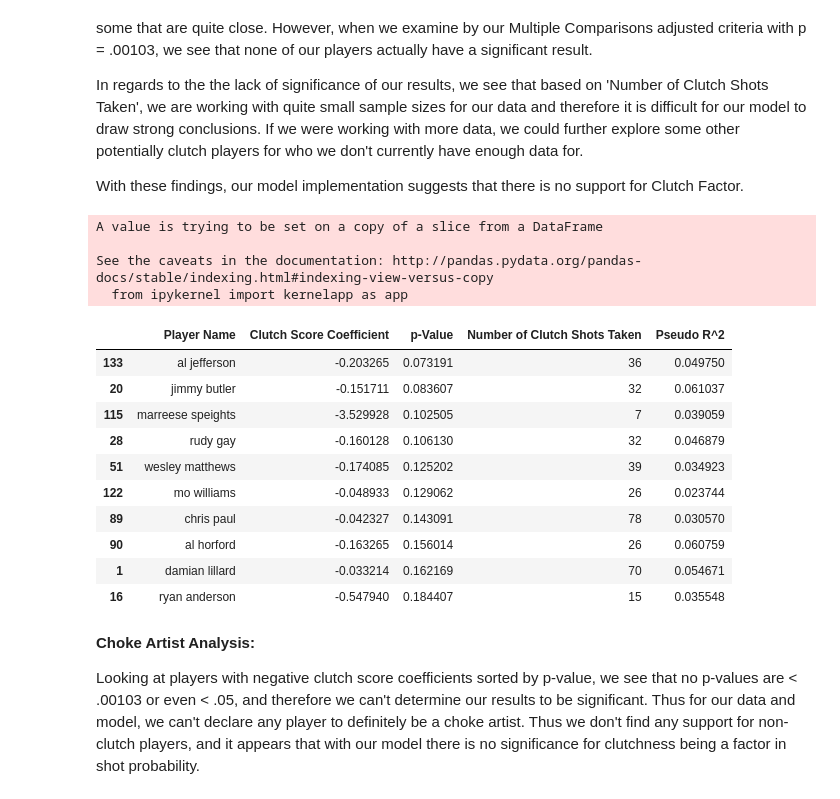
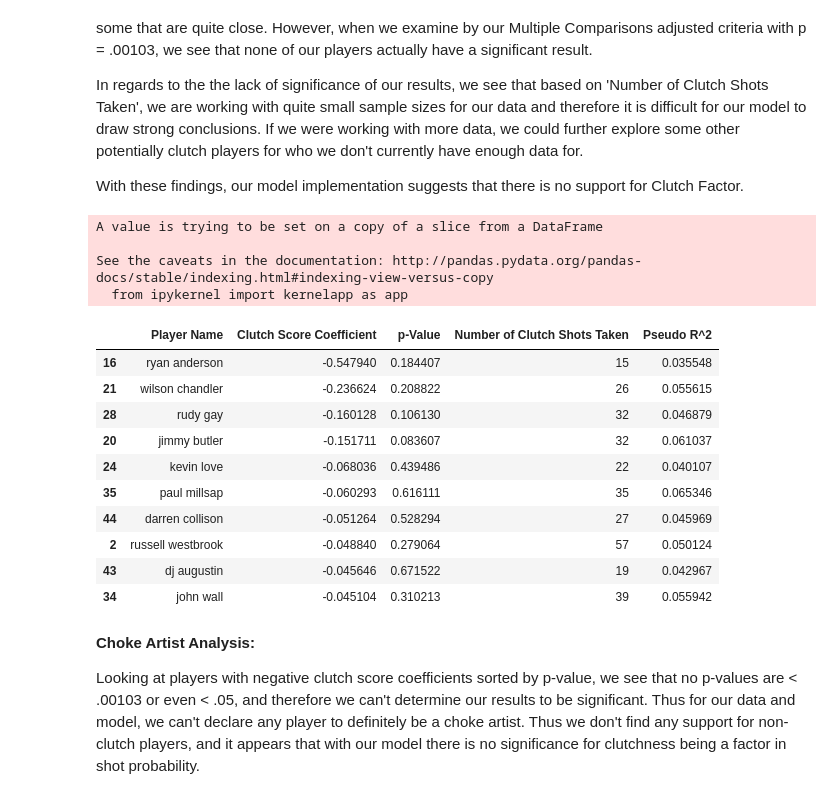
Before and after one commit to kylekwong/cs109-hot-hand, a Jupyter notebook: clutch_factor.ipynb, the cells around one changed output. Drawn from its saved outputs; the diff is of its cells as text; code cells hidden in the pictures.

```diff
--- a/clutch_factor.ipynb
+++ b/clutch_factor.ipynb
@@ -424,24 +439,24 @@ In regards to the the lack of significance of our results, we see that based on
 With these findings, our model implementation suggests that there is no support for Clutch Factor.
 # %%
 choke_players = top_player_info[top_player_info['Clutch Score Coefficient'] < 0]
-choke_players.sort_values('p-Value', inplace=True)
+choke_players.sort_values('Clutch Score Coefficient', inplace=True)
 choke_players.head(10)
 # %% [output]
 A value is trying to be set on a copy of a slice from a DataFrame
 
 See the caveats in the documentation: http://pandas.pydata.org/pandas-docs/stable/indexing.html#indexing-view-versus-copy
   from ipykernel import kernelapp as app
 |  | Player Name | Clutch Score Coefficient | p-Value | Number of Clutch Shots Taken | Pseudo R^2 |
-| 133 | al jefferson | -0.203265 | 0.073191 | 36 | 0.049750 |
+| 16 | ryan anderson | -0.547940 | 0.184407 | 15 | 0.035548 |
+| 21 | wilson chandler | -0.236624 | 0.208822 | 26 | 0.055615 |
+| 28 | rudy gay | -0.160128 | 0.106130 | 32 | 0.046879 |
 | 20 | jimmy butler | -0.151711 | 0.083607 | 32 | 0.061037 |
-| 115 | marreese speights | -3.529928 | 0.102505 | 7 | 0.039059 |
-| 28 | rudy gay | -0.160128 | 0.106130 | 32 | 0.046879 |
-| 51 | wesley matthews | -0.174085 | 0.125202 | 39 | 0.034923 |
-| 122 | mo williams | -0.048933 | 0.129062 | 26 | 0.023744 |
-| 89 | chris paul | -0.042327 | 0.143091 | 78 | 0.030570 |
-| 90 | al horford | -0.163265 | 0.156014 | 26 | 0.060759 |
-| 1 | damian lillard | -0.033214 | 0.162169 | 70 | 0.054671 |
-| 16 | ryan anderson | -0.547940 | 0.184407 | 15 | 0.035548 |
+| 24 | kevin love | -0.068036 | 0.439486 | 22 | 0.040107 |
+| 35 | paul millsap | -0.060293 | 0.616111 | 35 | 0.065346 |
+| 44 | darren collison | -0.051264 | 0.528294 | 27 | 0.045969 |
+| 2 | russell westbrook | -0.048840 | 0.279064 | 57 | 0.050124 |
+| 43 | dj augustin | -0.045646 | 0.671522 | 19 | 0.042967 |
+| 34 | john wall | -0.045104 | 0.310213 | 39 | 0.055942 |
 # %% [markdown]
 **Choke Artist Analysis:**
 
```
Also changed, not shown: parts of 6 cells of this notebook, 13 other files.
